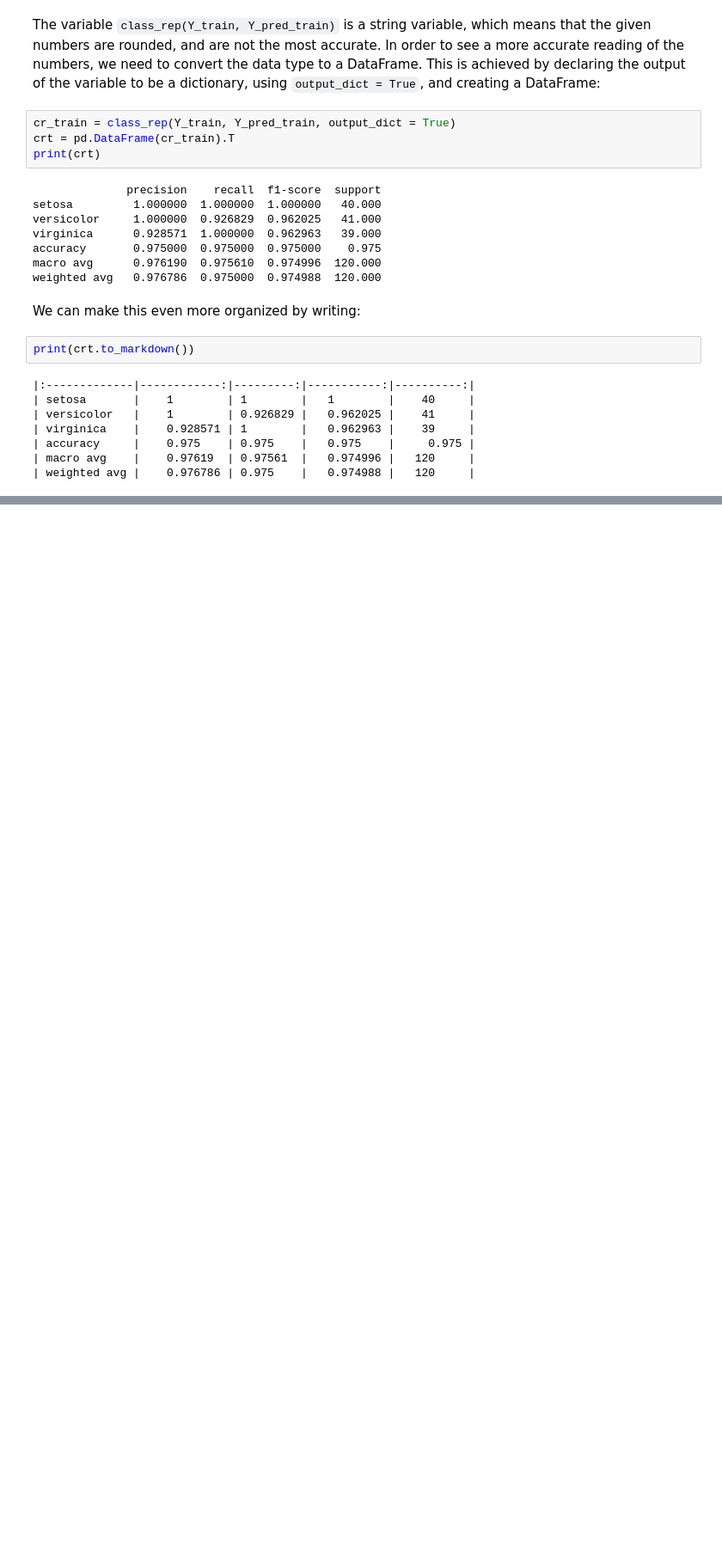
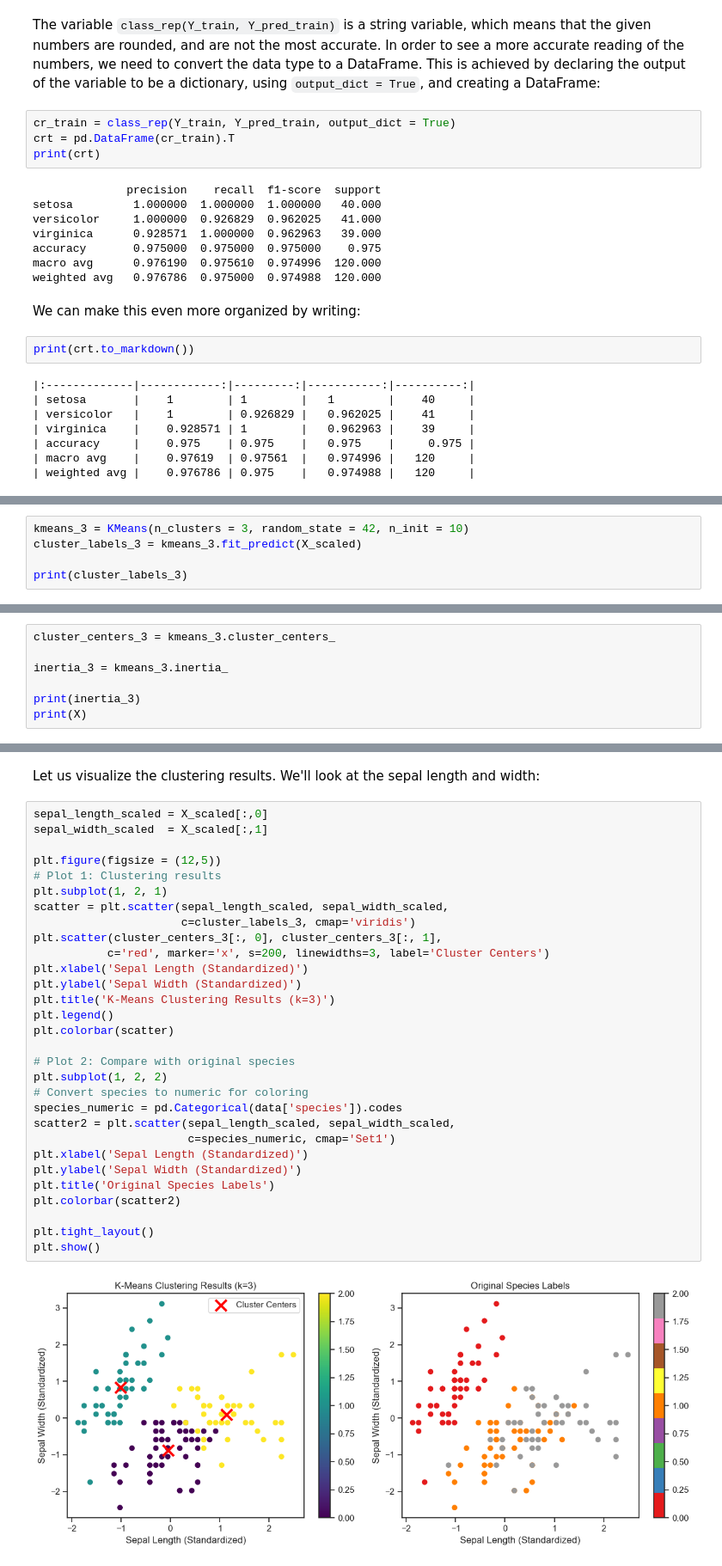
Before and after one commit to tomer279/Data-Science-Projects, a Jupyter notebook: Iris Notebook.ipynb, the cells around one changed output, grey strips where cells are left out. Shown at 86% size. Drawn from its saved outputs; the diff is of its cells as text; blank space fills up the shorter version.

```diff
--- a/Iris Notebook.ipynb
+++ b/Iris Notebook.ipynb
@@ -605,0 +753,5 @@ To be continued...
+# %%
+kmeans_3 = KMeans(n_clusters = 3, random_state = 42, n_init = 10)
+cluster_labels_3 = kmeans_3.fit_predict(X_scaled)
+
+print(cluster_labels_3)
@@ -605,0 +767,7 @@ To be continued...
+# %%
+cluster_centers_3 = kmeans_3.cluster_centers_
+
+inertia_3 = kmeans_3.inertia_
+
+print(inertia_3)
+print(X)
@@ -605,0 +790,34 @@ To be continued...
+# %% [markdown]
+Let us visualize the clustering results. We'll look at the sepal length and width:
+# %%
+sepal_length_scaled = X_scaled[:,0]
+sepal_width_scaled  = X_scaled[:,1]
+
+plt.figure(figsize = (12,5))
+# Plot 1: Clustering results
+plt.subplot(1, 2, 1)
+scatter = plt.scatter(sepal_length_scaled, sepal_width_scaled,
+                      c=cluster_labels_3, cmap='viridis')
+plt.scatter(cluster_centers_3[:, 0], cluster_centers_3[:, 1],
+           c='red', marker='x', s=200, linewidths=3, label='Cluster Centers')
+plt.xlabel('Sepal Length (Standardized)')
+plt.ylabel('Sepal Width (Standardized)')
+plt.title('K-Means Clustering Results (k=3)')
+plt.legend()
+plt.colorbar(scatter)
+
+# Plot 2: Compare with original species
+plt.subplot(1, 2, 2)
+# Convert species to numeric for coloring
+species_numeric = pd.Categorical(data['species']).codes
+scatter2 = plt.scatter(sepal_length_scaled, sepal_width_scaled,
+                       c=species_numeric, cmap='Set1')
+plt.xlabel('Sepal Length (Standardized)')
+plt.ylabel('Sepal Width (Standardized)')
+plt.title('Original Species Labels')
+plt.colorbar(scatter2)
+
+plt.tight_layout()
+plt.show()
+# %% [output]
+[figure, added]
```
Also changed, not shown: parts of 56 cells of this notebook.
